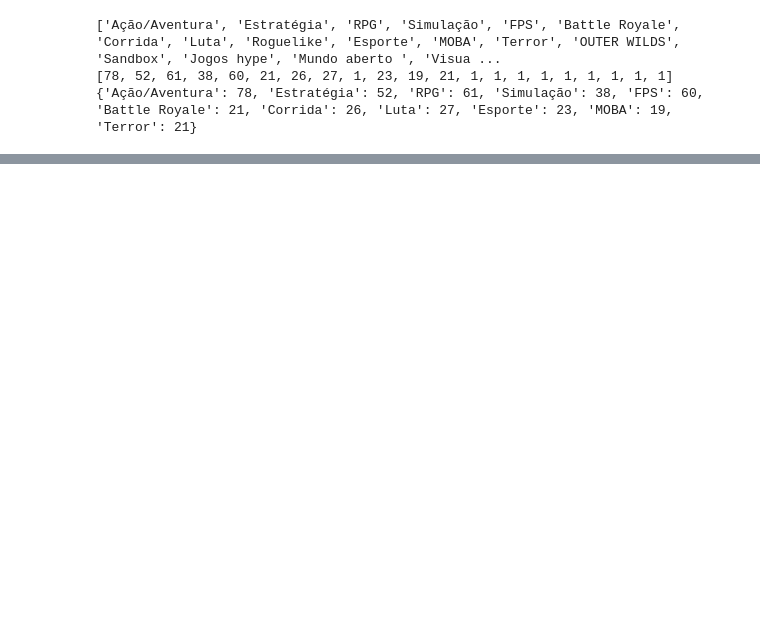
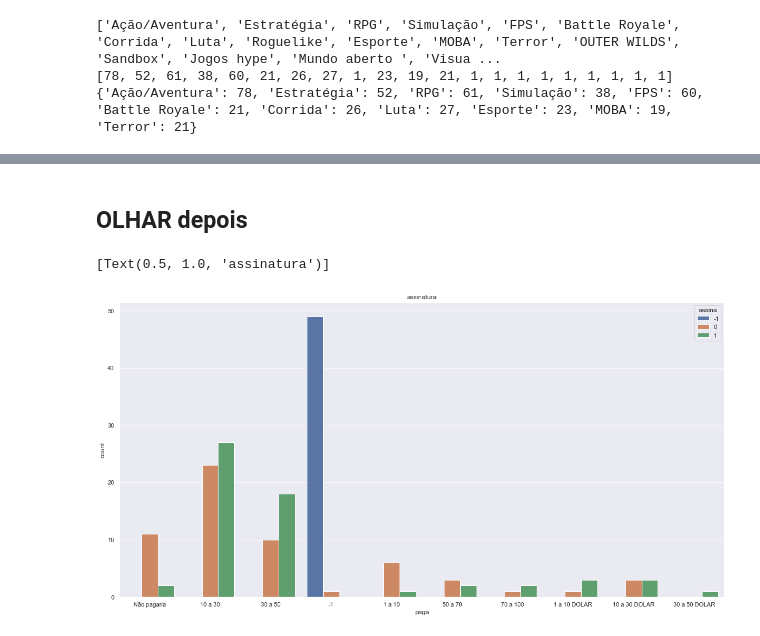
Before and after one commit to EnricoGia/ProjetosEmGrupo, a Jupyter notebook: Estatistica/ProjSemestral/ESTATISTICA_PESQUISA/Estatistica.ipynb, the cells around one changed output, grey strips where cells are left out. Drawn from its saved outputs; the diff is of its cells as text; code cells hidden in the pictures; blank space fills up the shorter version.

```diff
--- a/Estatistica/ProjSemestral/ESTATISTICA_PESQUISA/Estatistica.ipynb
+++ b/Estatistica/ProjSemestral/ESTATISTICA_PESQUISA/Estatistica.ipynb
@@ -498,0 +595,7 @@ sns.countplot(x='quant_jogos', data=Emprego, hue='ocupacao').set(title='Quant_as
+# %% [markdown]
+## OLHAR depois
+# %%
+sns.countplot(x='paga', data=data, hue='assina').set(title='assinatura')
+# %% [output]
+[Text(0.5, 1.0, 'assinatura')]
+[figure, added]
```
Also changed, not shown: parts of 50 cells of this notebook, 1 other file.
